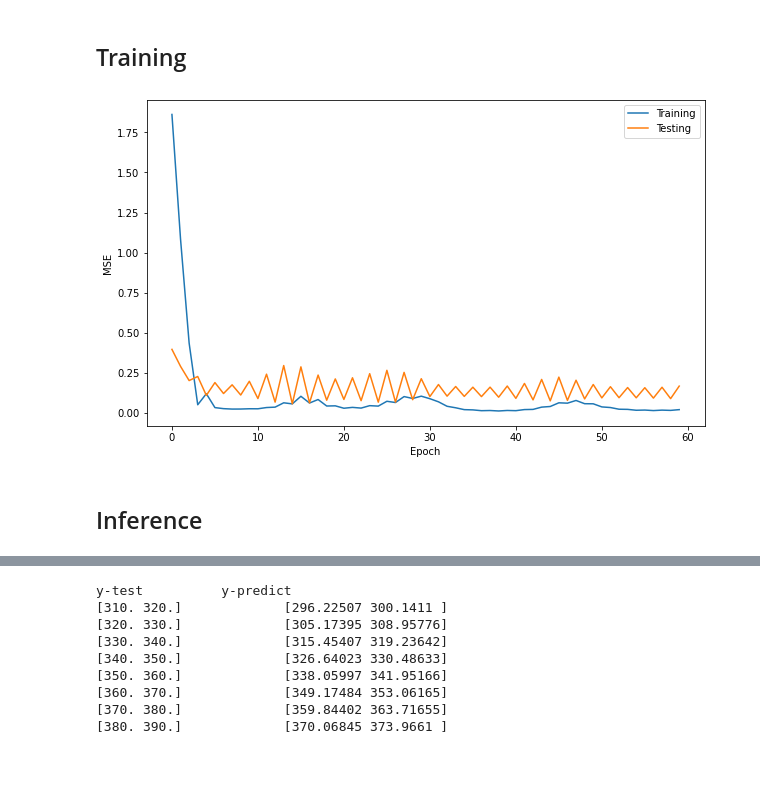
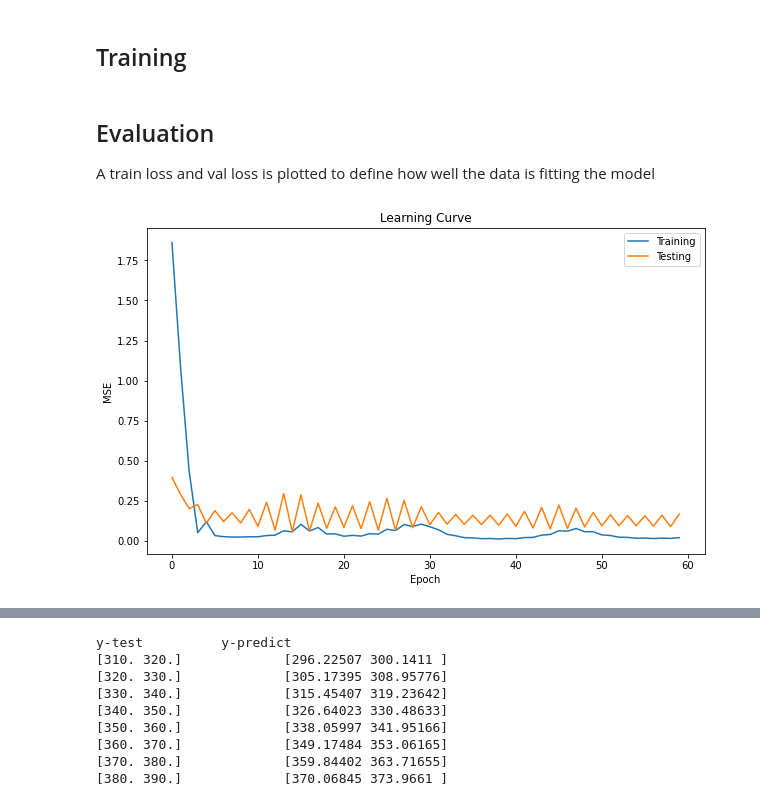
Before and after one commit to CertifaiAI/time-series-labs, a Jupyter notebook: notebook/04 - Univariate Multi-Step LSTM.ipynb, the cells around one changed output, grey strips where cells are left out. Saved outputs shown, nothing was run; the diff lists cells and outputs as text; code cells hidden in the pictures; blank space fills up the shorter version.

```diff
--- a/notebook/Univariate Multi-Step LSTM.ipynb
+++ b/notebook/04 - Univariate Multi-Step LSTM.ipynb
@@ -292,13 +343,15 @@ def training(num_epochs,train_iter,test_iter,optimiser,loss_fn,model):
 train_loss,val_loss = training(num_epochs,train_iter,test_iter,optimiser,loss_fn,model)
+# %% [markdown]
+## Evaluation
+A train loss and val loss is plotted to define how well the data is fitting the model
 # %%
 plt.figure(figsize=(10,6))
 plt.plot(train_loss, label="Training")
 plt.plot(val_loss, label="Testing")
 plt.xlabel("Epoch")
 plt.ylabel("MSE")
 plt.legend()
+plt.title("Learning Curve")
 plt.show()
 # %% [output]
-[figure, old version]
+[figure, new version]
-# %% [markdown]
-## Inference
```
Also changed, not shown: parts of 51 cells of this notebook, 1 other file.
